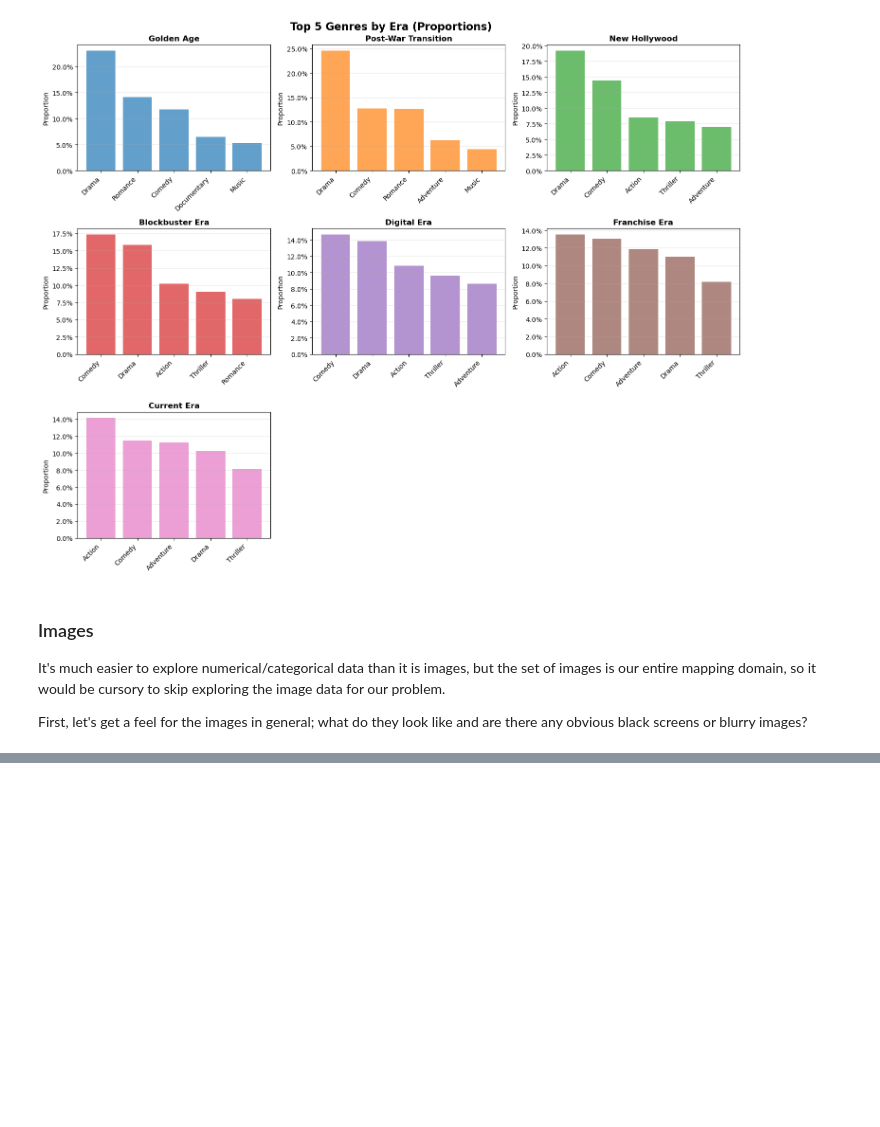
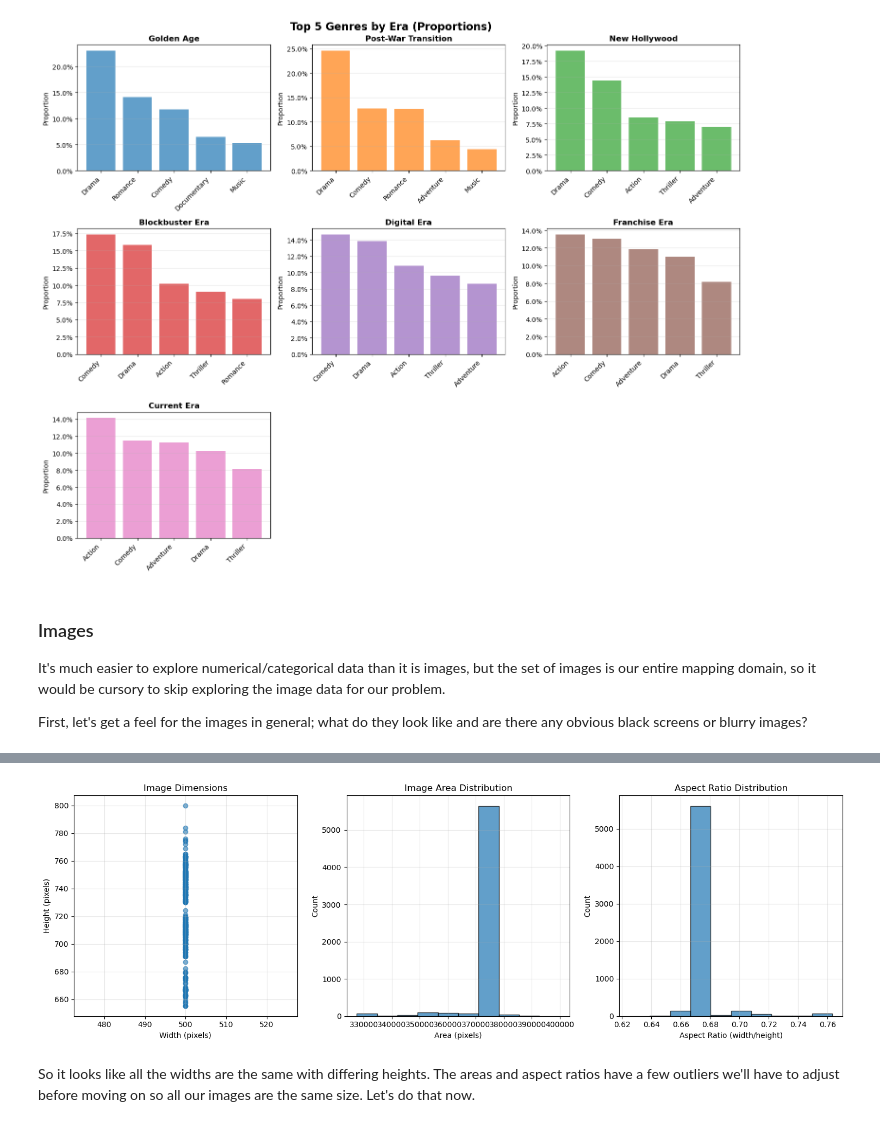
Before and after one commit to Anubis-vc/movie-era-classification, a Jupyter notebook: main.ipynb, the cells around one changed output, grey strips where cells are left out. Cells and saved outputs as stored; diff of their text form; code cells hidden in the pictures; blank space fills up the shorter version.

Commit message:
did data exploration on image size

```diff
--- a/main.ipynb
+++ b/main.ipynb
@@ -507,2 +520,32 @@ Let's see what else we can find out, like the sizes of the images. TheMovieDatab
+# %%
+fig, axes = plt.subplots(1, 3, figsize=(15, 5))
+
+# scatter plot for height vs. width
+axes[0].scatter(img_dims_df['width'], img_dims_df['height'], alpha=0.6)
+axes[0].set_xlabel('Width (pixels)')
+axes[0].set_ylabel('Height (pixels)')
+axes[0].set_title('Image Dimensions')
+axes[0].grid(True, alpha=0.3)
+
+# histogram for area
+axes[1].hist(img_dims_df['area'], alpha=0.7, edgecolor='black')
+axes[1].set_xlabel('Area (pixels)')
+axes[1].set_ylabel('Count')
+axes[1].set_title('Image Area Distribution')
+axes[1].grid(True, alpha=0.3)
+
+# histogram for aspect ratio
+axes[2].hist(img_dims_df['aspect_ratio'], alpha=0.7, edgecolor='black')
+axes[2].set_xlabel('Aspect Ratio (width/height)')
+axes[2].set_ylabel('Count')
+axes[2].set_title('Aspect Ratio Distribution')
+axes[2].grid(True, alpha=0.3)
+
+plt.tight_layout()
+plt.show()
+# %% [output]
+[figure, added]
+# %% [markdown]
+So it looks like all the widths are the same with differing heights. The areas and aspect ratios have a few outliers we'll have to adjust before moving on so all our images are the same size. Let's do that now.
 # %%
 # TODO: Color Distribution
```
Also changed, not shown: parts of 6 cells of this notebook.
